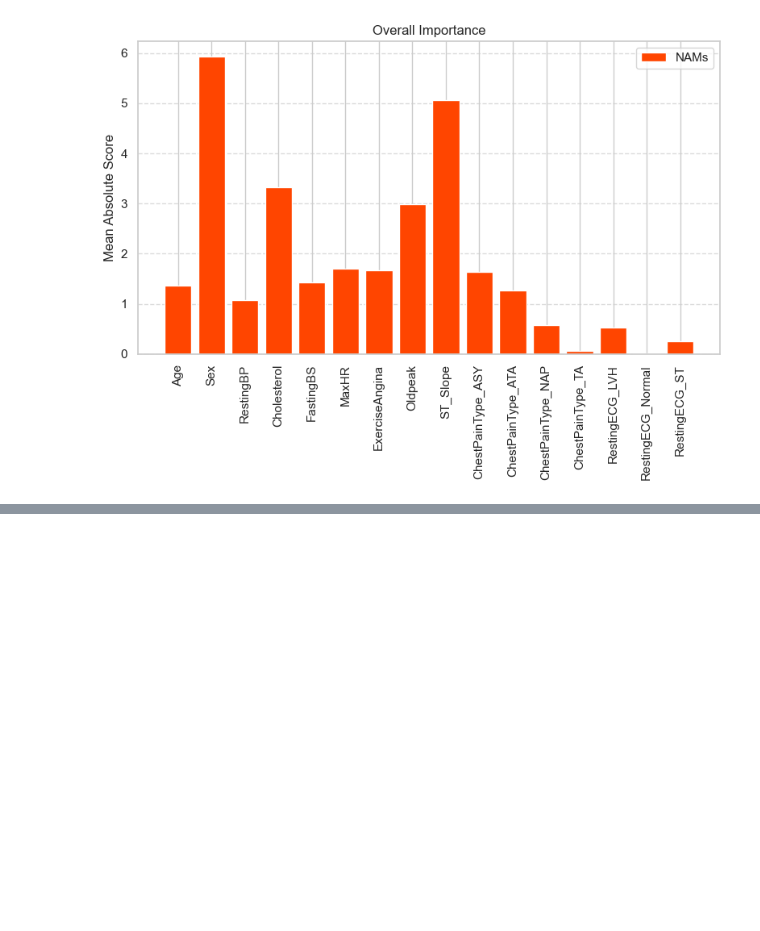
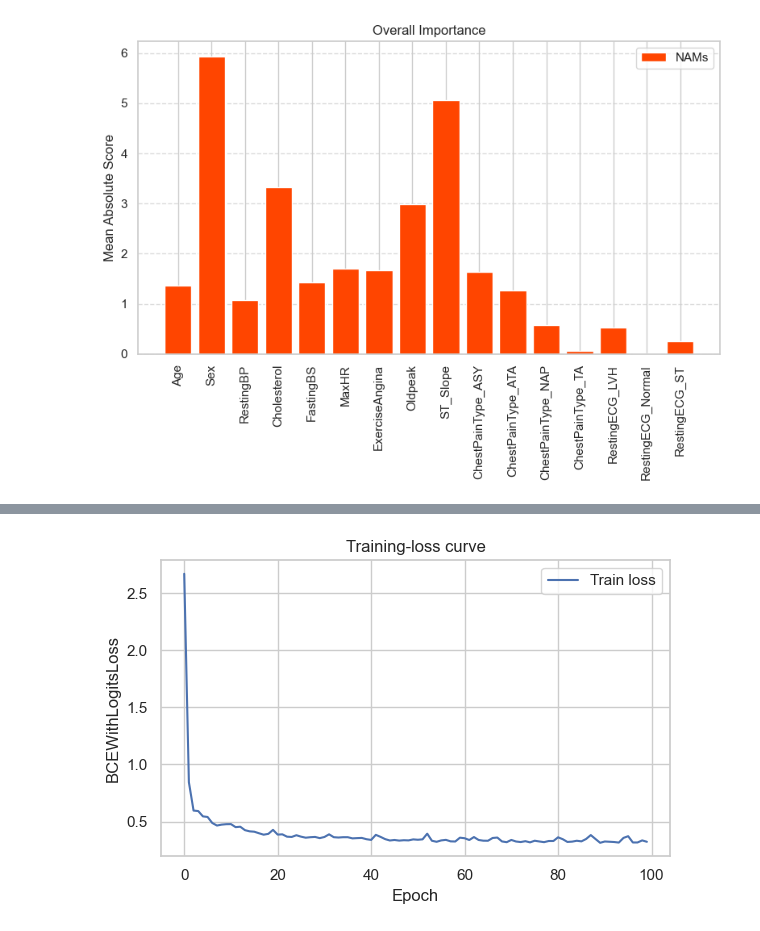
Before and after one commit to AKButani/ML4H_Project2, a Jupyter notebook: heart_failure/part1_combined.ipynb, the cells around one changed output, grey strips where cells are left out. Drawn from its saved outputs; the diff is of its cells as text; code cells hidden in the pictures; blank space fills up the shorter version.

```diff
--- a/heart_failure/part1_combined.ipynb
+++ b/heart_failure/part1_combined.ipynb
@@ -488,0 +523,66 @@ plot_feature_importance(trained_model, X_train_scaled, X_train.columns.tolist())
+# %%
+class MLP(torch.nn.Module):
+    def __init__(self, input_size, hidden_size, output_size):
+        super(MLP, self).__init__()
+        self.fc1 = torch.nn.Linear(input_size, hidden_size)
+        self.relu1 = torch.nn.ReLU()
+        #self.relu2 = torch.nn.ReLU()
+        #self.fc2 = torch.nn.Linear(hidden_size, hidden_size)
+        self.fc3 = torch.nn.Linear(hidden_size, output_size)
+
+    def forward(self, x):
+        x = self.fc1(x)
+        x = self.relu1(x)
+        #x = self.fc2(x)
+        #x = self.relu2(x)
+        x = self.fc3(x)
+        return x
+
+model = MLP(input_size=df_train_nlp.shape[1], hidden_size=64, output_size=1).to(device)
+# %%
+batch_size = 32
+learning_rate = 0.001
+num_epochs = 100
+train_dataset = torch.utils.data.TensorDataset(X_train, y_train)
+train_loader  = DataLoader(train_dataset,
+                           batch_size=batch_size,
+                           shuffle=True)
+
+optimizer = torch.optim.Adam(model.parameters(), lr=learning_rate)
+criterion  = torch.nn.BCEWithLogitsLoss()
+
+#scheduler = torch.optim.lr_scheduler.StepLR(optimizer, step_size=20, gamma=0.1)
+
+loss_history = []
+
+for epoch in tqdm(range(1, num_epochs + 1), desc="Epochs", unit="epoch"):
+    model.train()
+    running_loss = 0.0
+    for X_batch, y_batch in train_loader:
+        X_batch, y_batch = X_batch.to(device), y_batch.to(device)
+
+        optimizer.zero_grad()
+        logits = model(X_batch)
+        loss   = criterion(logits, y_batch)
+        loss.backward()
+        optimizer.step()
+
+
+        running_loss += loss.item() * X_batch.size(0)
+
+    epoch_loss = running_loss / len(train_loader.dataset)
+    loss_history.append(epoch_loss)
+
+    #scheduler.step()
+
+plt.figure(figsize=(6, 4))
+plt.plot(loss_history, label="Train loss")
+plt.xlabel("Epoch")
+plt.ylabel("BCEWithLogitsLoss")
+plt.title("Training-loss curve")
+plt.grid(True)
+plt.legend()
+plt.tight_layout()
+plt.show()
+# %% [output]
+[figure, added]
```
Also changed, not shown: parts of 16 cells of this notebook.
